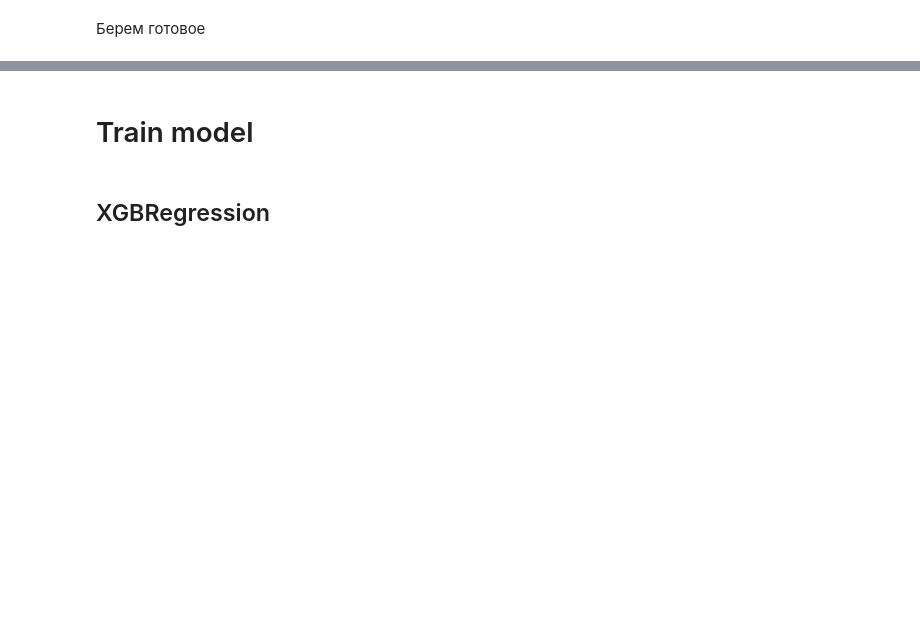
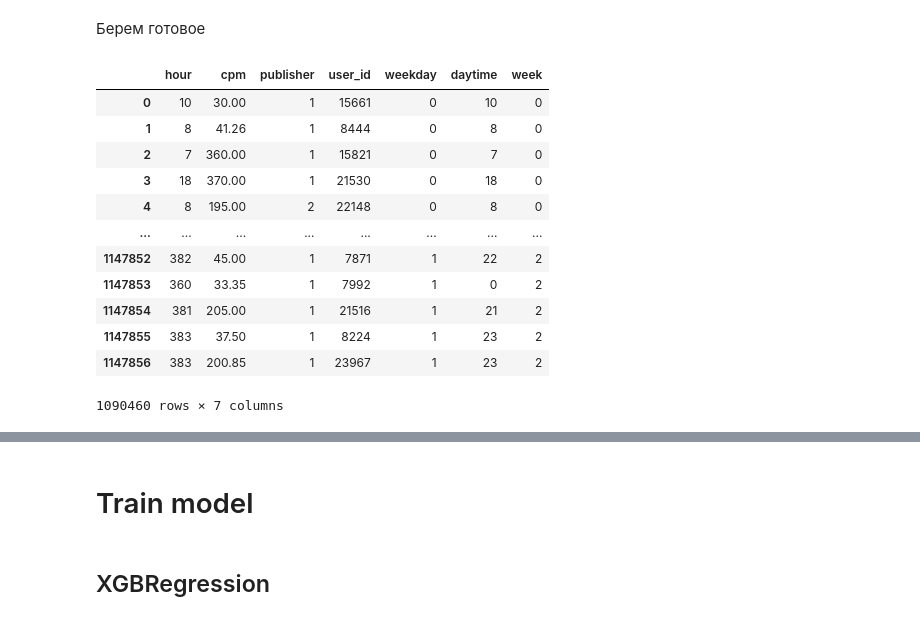
Before and after one commit to EgorChernov5/VILLKA, a Jupyter notebook: notebooks/training.ipynb, the cells around one changed output, grey strips where cells are left out. Cells and saved outputs as stored; diff of their text form; code cells hidden in the pictures; blank space fills up the shorter version.

```diff
--- a/notebooks/training.ipynb
+++ b/notebooks/training.ipynb
@@ -304,10 +342,10 @@ def ccross_val(model, X, y, verbose=True):
 # %% [markdown]
 ### load
 # %%
-ext_user_ds_path = os.path.join(OUTPUT_DATA_PATH, "ext_users.csv")
-ext_history_ds_path = os.path.join(OUTPUT_DATA_PATH, "ext_history.csv")
-validate_ds_path = os.path.join(INPUT_DATA_PATH, "Предсказание количества просмотров рекламы/validate.tsv")
-validate_answers_ds_path = os.path.join(INPUT_DATA_PATH, "Предсказание количества просмотров рекламы/validate_answers.tsv")
+ext_user_ds_path = os.path.join(OUTPUT_DATA_PATH, "final/ext_users.csv")
+ext_history_ds_path = os.path.join(OUTPUT_DATA_PATH, "final/ext_history.csv")
+validate_ds_path = os.path.join(INPUT_DATA_PATH, "validate.tsv")
+validate_answers_ds_path = os.path.join(INPUT_DATA_PATH, "validate_answers.tsv")
 
 ext_user_ds = pd.read_csv(ext_user_ds_path)
 ext_history_ds = pd.read_csv(ext_history_ds_path)
@@ -380,3 +469,21 @@ ext_validate_ds.head()
 # %% [markdown]
 Берем готовое
+# %%
+ext_history_ds = pd.read_csv(ext_history_ds_path)
+ext_history_ds = ext_history_ds[ext_history_ds['cpm'] < ext_history_ds['cpm'].quantile(0.95)]
+ext_history_ds.head()
+# %% [output]
+|  | hour | cpm | publisher | user_id | weekday | daytime | week |
+| 0 | 10 | 30.00 | 1 | 15661 | 0 | 10 | 0 |
+| 1 | 8 | 41.26 | 1 | 8444 | 0 | 8 | 0 |
+| 2 | 7 | 360.00 | 1 | 15821 | 0 | 7 | 0 |
+| 3 | 18 | 370.00 | 1 | 21530 | 0 | 18 | 0 |
+| 4 | 8 | 195.00 | 2 | 22148 | 0 | 8 | 0 |
+| ... | ... | ... | ... | ... | ... | ... | ... |
+| 1147852 | 382 | 45.00 | 1 | 7871 | 1 | 22 | 2 |
+| 1147853 | 360 | 33.35 | 1 | 7992 | 1 | 0 | 2 |
+| 1147854 | 381 | 205.00 | 1 | 21516 | 1 | 21 | 2 |
+| 1147855 | 383 | 37.50 | 1 | 8224 | 1 | 23 | 2 |
+| 1147856 | 383 | 200.85 | 1 | 23967 | 1 | 23 | 2 |
+1090460 rows × 7 columns
 # %%
```
Also changed, not shown: parts of 37 cells of this notebook, 3 other files.
